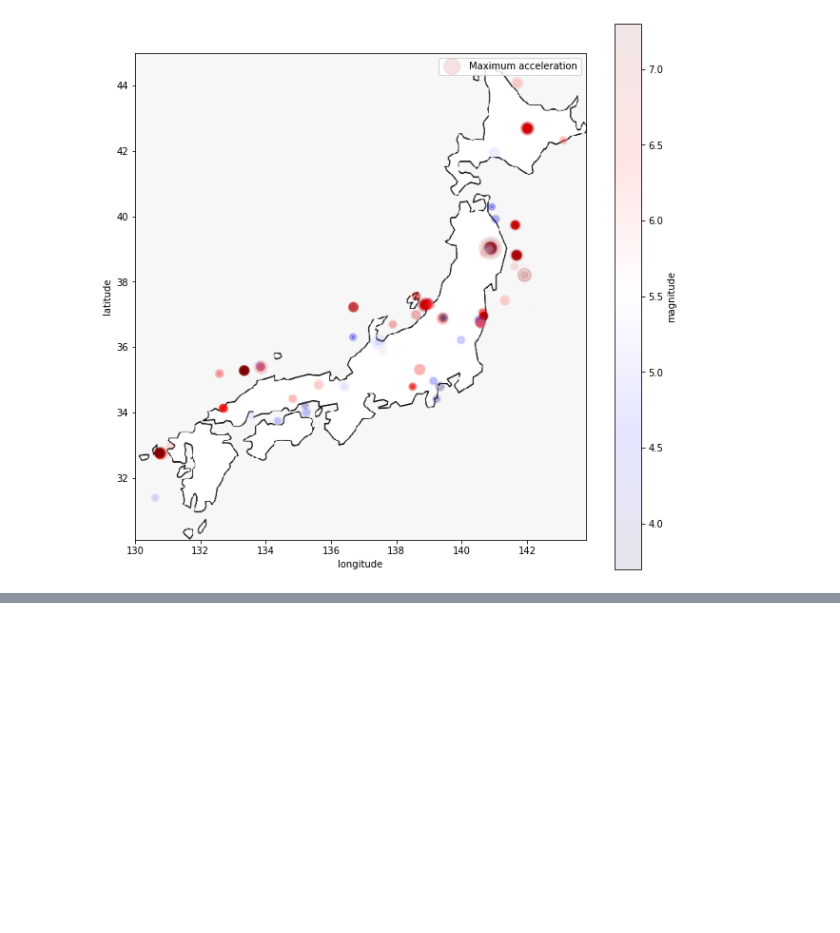
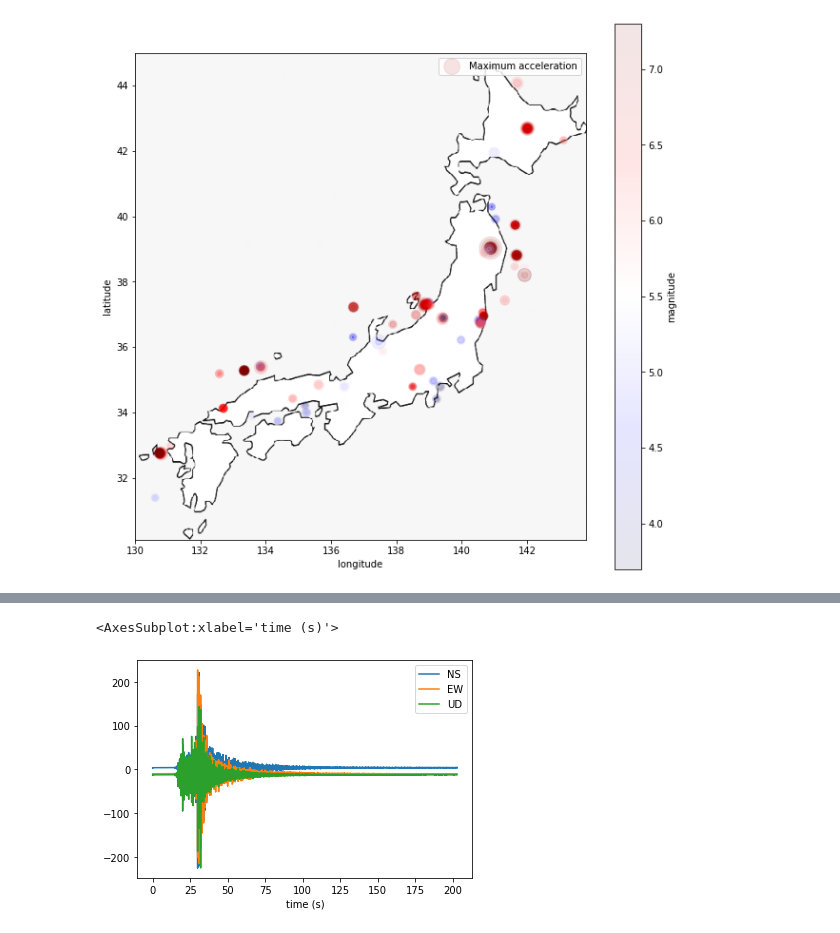
Before and after one commit to SaheedAde/earthquake_early_warning_system, a Jupyter notebook: kik_knet.ipynb, the cells around one changed output, grey strips where cells are left out. Drawn from its saved outputs; the diff is of its cells as text; code cells hidden in the pictures; blank space fills up the shorter version.

Commit message:
near source and far source plots
Signed-off-by: Abiodun Adebowale <adebowalesaheedabiodun@gmail.com>

```diff
--- a/kik_knet.ipynb
+++ b/kik_knet.ipynb
@@ -271,0 +360,4 @@ Saving figure japan_magnitude_acceration_scatterplot
+# %%
+# load far source data
+iwth_far_source = load_kiknet_data(f'{cwd}{ALL_DATA_PATH}/IWTH210807240026.csv')
+iwth_far_source.head()
@@ -271,0 +372,4 @@ Saving figure japan_magnitude_acceration_scatterplot
+# %%
+iwth_far_source["NS"] = (iwth_far_source["NS1_data"] + iwth_far_source["NS2_data"])/2
+iwth_far_source["EW"] = (iwth_far_source["EW1_data"] + iwth_far_source["EW2_data"])/2
+iwth_far_source["UD"] = (iwth_far_source["UD1_data"] + iwth_far_source["UD2_data"])/2
@@ -271,0 +385,8 @@ Saving figure japan_magnitude_acceration_scatterplot
+# %%
+ax = plt.gca()
+iwth_far_source.plot( x = 'time (s)' , y = 'NS', ax = ax )
+iwth_far_source.plot( x = 'time (s)' , y = 'EW', ax = ax )
+iwth_far_source.plot( x = 'time (s)' , y = 'UD', ax = ax )
+# %% [output]
+<AxesSubplot:xlabel='time (s)'>
+[figure, added]
```
Also changed, not shown: parts of 13 cells of this notebook, 4 other files.
